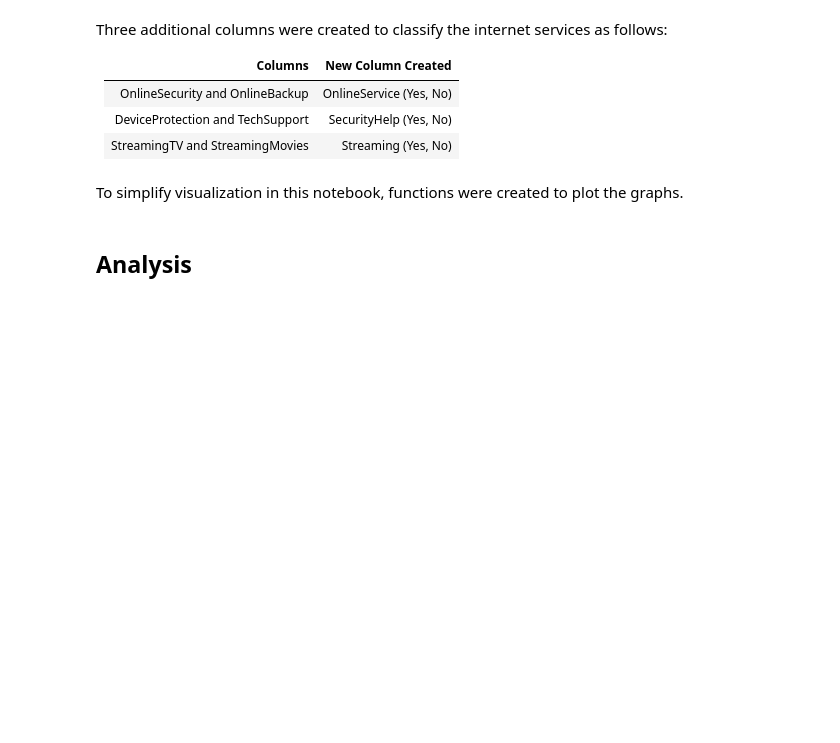
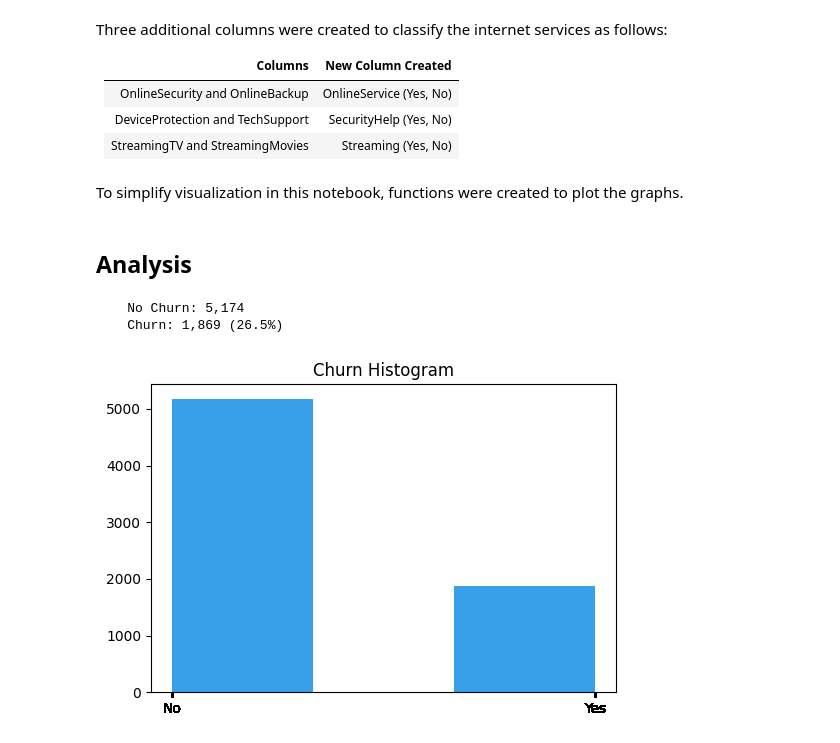
Before and after one commit to fabianoamaralbr/churn_model_ml, a Jupyter notebook: exploratory_analysis.ipynb, the cells around one changed output. Drawn from its saved outputs; the diff is of its cells as text; code cells hidden in the pictures; blank space fills up the shorter version.

Commit message:
graphsInExplorerAnalysis

```diff
--- a/exploratory_analysis.ipynb
+++ b/exploratory_analysis.ipynb
@@ -55,44 +69,38 @@ df['Streaming'] = df.apply(lambda row: 'Yes' if row['StreamingTV'] == 'Yes' or r
 # %% [markdown]
 To simplify visualization in this notebook, functions were created to plot the graphs.
 # %%
-def plot_histograma(name_col):
-    plt.figure(figsize=(10, 6))
-    plt.hist(df[name_col], bins = 3, edgecolor = 'black')
-    plt.title(f'Histograma de {name_col}')
-    plt.xlabel(name_col)
-    plt.ylabel('Quantidade')
+def plot_histogram(name_col):
+    plt.figure(figsize=(6, 4))
+    plt.hist(df[name_col], bins = 3, color='#38a0e8')
+    plt.title(f'{name_col} Histogram')
+    plt.xticks(df[name_col])
     plt.show()
 
-def plot_barras_2col(name_col):
-    plt.figure(figsize=(10, 6))
+def plot_bars_2col(name_col):
+    plt.figure(figsize=(6, 4))
     service_counts = df[df['Churn'] == 'Yes'][name_col].value_counts()
     service_no_counts = df[df['Churn'] == 'No'][name_col].value_counts()
 
     bar_width = 0.35
     index = range(len(service_counts))
 
-    plt.bar(index, service_counts, bar_width, label='Churn')
-    plt.bar([i + bar_width for i in index], service_no_counts, bar_width, label='No Churn')
-
-    plt.xlabel(name_col)
-    plt.ylabel('Quantidade')
-    plt.title(f'Churn por {name_col}')
+    plt.bar(index, service_counts, bar_width, label='Churn', color='#e05858')
+    plt.bar([i + bar_width for i in index], service_no_counts, bar_width, label='No Churn', color='#38a0e8')
+    plt.title(f'Churn by {name_col}')
     plt.xticks([i + bar_width / 2 for i in index], service_counts.index)
     plt.legend()
     plt.show()
 
-def plot_barras_1col(name_col):
-    plt.figure(figsize=(10, 6))
+def plot_bars_1col(name_col):
+    plt.figure(figsize=(6, 4))
     service_counts = df[df['Churn'] == 'Yes'][name_col].value_counts().sort_index()
 
     bar_width = 0.35
     index = range(len(service_counts))
 
-    plt.bar(index, service_counts, bar_width, label='Churn')
+    plt.bar(index, service_counts, bar_width, label='Churn', color='#e05858')
 
-    plt.xlabel(name_col)
-    plt.ylabel('Quantidade')
-    plt.title(f'Churn por {name_col}')
+    plt.title(f'Churn by {name_col}')
     plt.xticks([i + bar_width / 2 for i in index], service_counts.index)
     plt.legend()
     plt.show()
@@ -117,0 +109,12 @@ plot_barras_2col('PaymentMethod')
+# %%
+churn_counts = df['Churn'].value_counts()
+x_churn = (churn_counts.iloc[1]/(churn_counts.iloc[1]+churn_counts.iloc[0]))*100
+print(f'''
+    No Churn: {churn_counts.iloc[0]:,}
+    Churn: {churn_counts.iloc[1]:,} ({x_churn:,.1f}%)
+''')
+plot_histogram('Churn')
+# %% [output]
+    No Churn: 5,174
+    Churn: 1,869 (26.5%)
+[figure, added]
```
Also changed, not shown: parts of 17 cells of this notebook.
